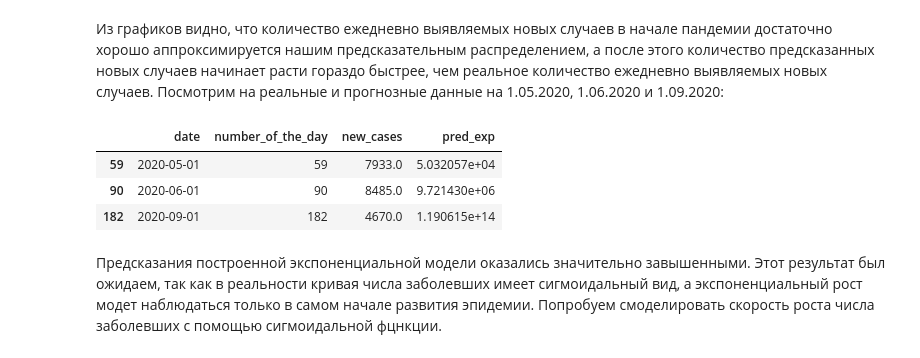
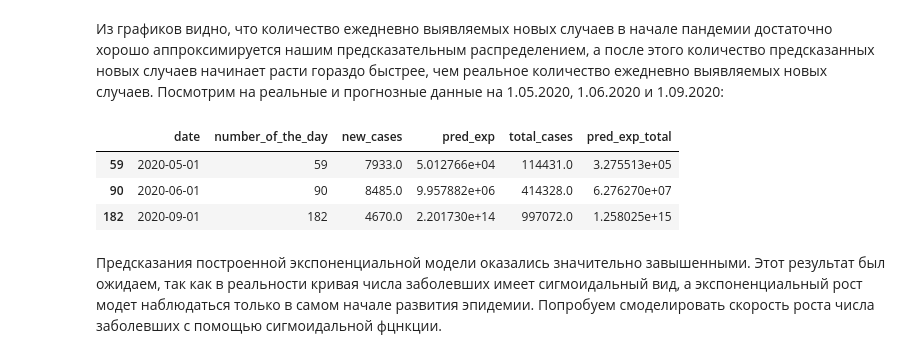
Before and after one commit to Irinas5555/Analysis-of-the-development-of-the-coronavirus-epidemic, a Jupyter notebook: Analysis of the development of the coronavirus epidemic.ipynb, the cells around one changed output. Drawn from its saved outputs; the diff is of its cells as text; code cells hidden in the pictures.

```diff
--- a/Analysis of the development of the coronavirus epidemic.ipynb
+++ b/Analysis of the development of the coronavirus epidemic.ipynb
@@ -124,4 +113,0 @@ ax.set_yscale('log')
-# %%
-data['log_total_cases']=np.log(data['total_cases'])
-X_total = np.vstack([data['number_of_the_day'], np.ones(len(data))]).T
-y_total = data['log_total_cases']
@@ -245,7 +214,8 @@ def predictive_dist_exponential_model(data, mu, sigma, n=20):
         preds.append(pred_post)
     return np.array(preds).mean(axis = 0)
 # %%
-data['pred_exp'] = predictive_dist_exponential_model(data, mu_post, sigma_post, n=100)
+data['pred_exp'] = predictive_dist_exponential_model(data, mu_post, sigma_post, n=100000)
+data['pred_exp_total'] = data['pred_exp'].cumsum()
 # %%
 fig, (ax1, ax2) = plt.subplots(1, 2, figsize=(16,8))
 
@@ -270,12 +240,12 @@ plt.show()
 Из графиков видно, что количество ежедневно выявляемых новых случаев в начале пандемии достаточно хорошо аппроксимируется нашим предсказательным распределением, а после этого количество предсказанных новых случаев начинает расти гораздо быстрее, чем реальное количество ежедневно выявляемых новых случаев.
 Посмотрим на реальные и прогнозные данные на 1.05.2020, 1.06.2020 и 1.09.2020:
 # %%
-data[(data.date == '2020-05-01') | (data.date == '2020-06-01') | (data.date == '2020-09-01')][['date', 'number_of_the_day', 'new_cases', 'pred_exp']]
+data[(data.date == '2020-05-01') | (data.date == '2020-06-01') | (data.date == '2020-09-01')][['date', 'number_of_the_day', 'new_cases', 'pred_exp', 'total_cases', 'pred_exp_total']]
 # %% [output]
-|  | date | number_of_the_day | new_cases | pred_exp |
-| 59 | 2020-05-01 | 59 | 7933.0 | 5.032057e+04 |
-| 90 | 2020-06-01 | 90 | 8485.0 | 9.721430e+06 |
-| 182 | 2020-09-01 | 182 | 4670.0 | 1.190615e+14 |
+|  | date | number_of_the_day | new_cases | pred_exp | total_cases | pred_exp_total |
+| 59 | 2020-05-01 | 59 | 7933.0 | 5.012766e+04 | 114431.0 | 3.275513e+05 |
+| 90 | 2020-06-01 | 90 | 8485.0 | 9.957882e+06 | 414328.0 | 6.276270e+07 |
+| 182 | 2020-09-01 | 182 | 4670.0 | 2.201730e+14 | 997072.0 | 1.258025e+15 |
 # %% [markdown]
 Предсказания построенной экспоненциальной модели оказались значительно завышенными. Этот результат был ожидаем, так как в реальности кривая числа заболевших имеет сигмоидальный вид, а экспоненциальный рост модет наблюдаться только в самом начале развития эпидемии. Попробуем смоделировать скорость роста числа заболевших с помощью сигмоидальной фцнкции.
 # %% [markdown]
```
Also changed, not shown: parts of 14 cells of this notebook.
